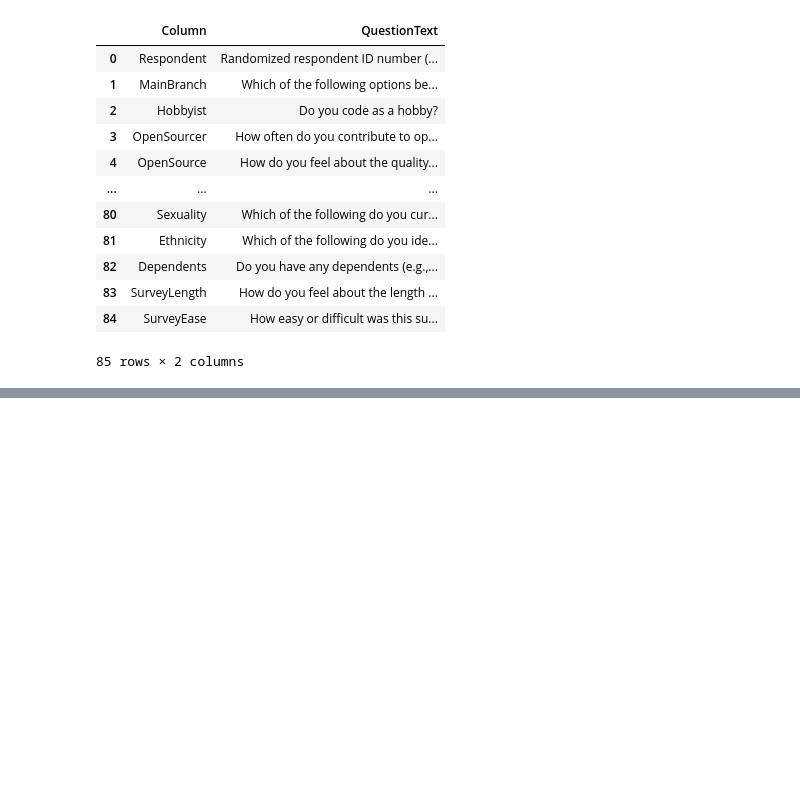
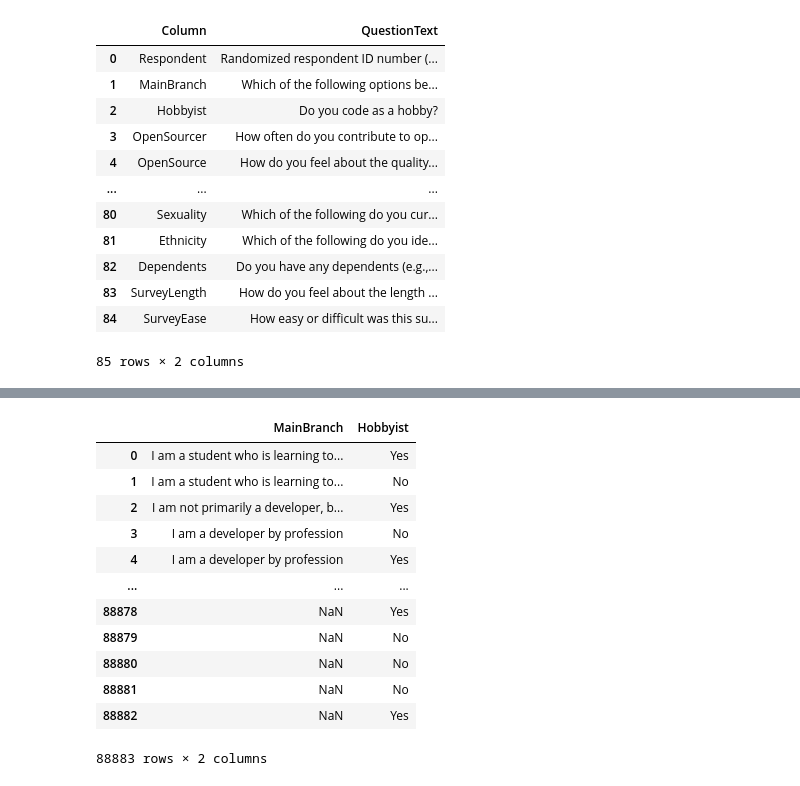
Before and after one commit to gcsuid/fpanda, a Jupyter notebook: pandas-demo.ipynb, the cells around one changed output, grey strips where cells are left out. Saved outputs shown, nothing was run; the diff lists cells and outputs as text; code cells hidden in the pictures; blank space fills up the shorter version.

```diff
--- a/pandas-demo.ipynb
+++ b/pandas-demo.ipynb
@@ -83,0 +122,16 @@ df.tail()
+# %%
+df[['MainBranch','Hobbyist']]
+# %% [output]
+|  | MainBranch | Hobbyist |
+| 0 | I am a student who is learning to... | Yes |
+| 1 | I am a student who is learning to... | No |
+| 2 | I am not primarily a developer, b... | Yes |
+| 3 | I am a developer by profession | No |
+| 4 | I am a developer by profession | Yes |
+| ... | ... | ... |
+| 88878 | NaN | Yes |
+| 88879 | NaN | No |
+| 88880 | NaN | No |
+| 88881 | NaN | No |
+| 88882 | NaN | Yes |
+88883 rows × 2 columns
```
Also changed, not shown: parts of 14 cells of this notebook.
